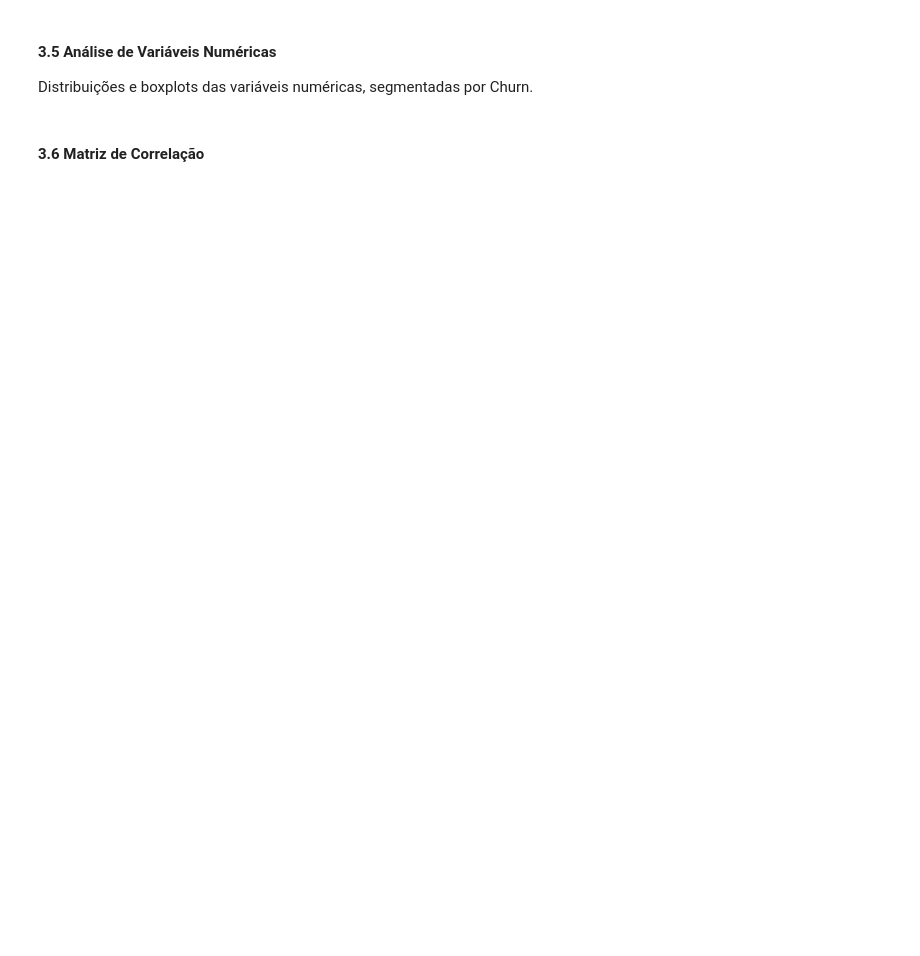
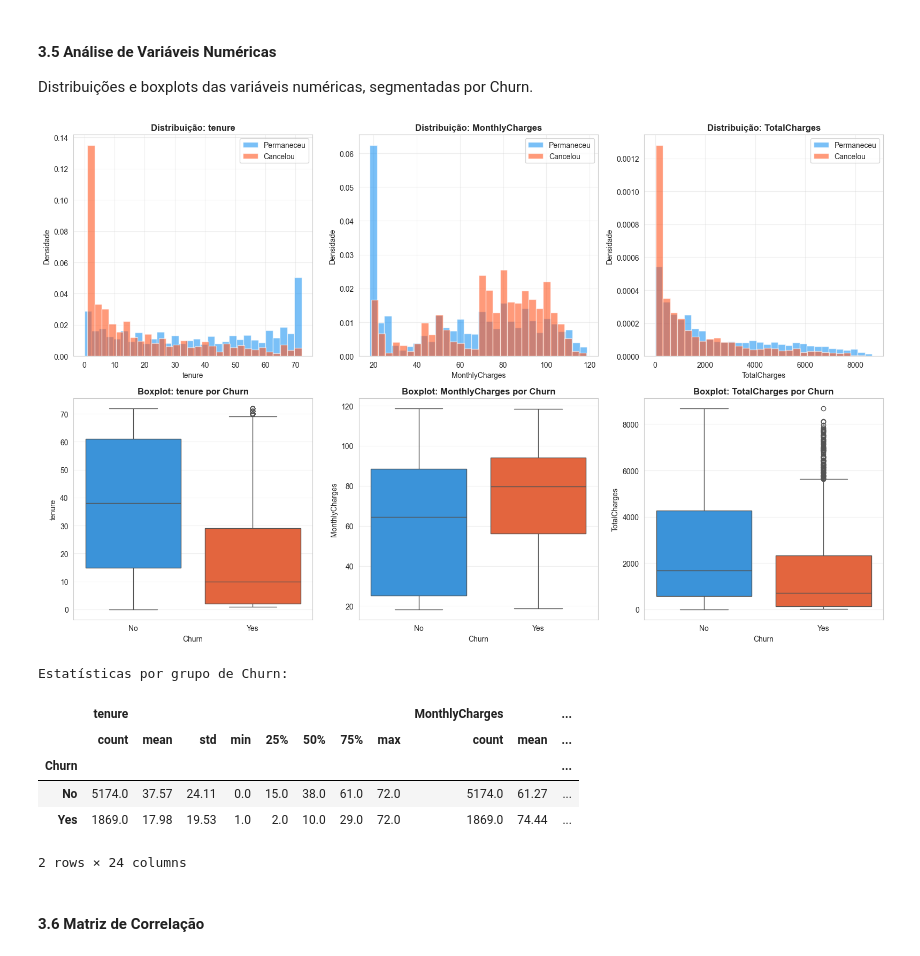
Before and after one commit to mateusValentim6D76/ml-engineering-churn-prediction, a Jupyter notebook: notebooks/01_eda_baseline.ipynb, the cells around one changed output. Saved outputs shown, nothing was run; the diff lists cells and outputs as text; code cells hidden in the pictures; blank space fills up the shorter version.

```diff
--- a/notebooks/01_eda_baseline.ipynb
+++ b/notebooks/01_eda_baseline.ipynb
@@ -331,28 +345,37 @@ Distribuições e boxplots das variáveis numéricas, segmentadas por Churn.
 # %%
 numerical_cols = ["tenure", "MonthlyCharges", "TotalCharges"]
 
-fig, axes = mtl.subplots(1, 3, figzize=(16, 10))
+fig, axes = mtl.subplots(2, 3, figsize=(16, 10))
 
 for idx, col in enumerate(numerical_cols):
     for churn_status, color, label in [("No", "#2196F3", "Permaneceu"), ("Yes", "#FF5722", "Cancelou")]:
-        axes[0, idx].hist(df[df['Churn'] == churn_val][col], bins=30, alpha=0.6,
+        axes[0, idx].hist(data_frame[data_frame['Churn'] == churn_status][col], bins=30, alpha=0.6,
                           color=color, label=label, density=True)
     axes[0, idx].set_title(f'Distribuição: {col}', fontweight='bold')
     axes[0, idx].set_xlabel(col)
     axes[0, idx].set_ylabel('Densidade')
     axes[0, idx].legend()
     axes[0, idx].grid(alpha=0.3)
 
-    sns.boxplot(data=df, x='Churn', y=col, ax=axes[1, idx], palette=colors)
+    sns.boxplot(data=data_frame, x='Churn', y=col, ax=axes[1, idx], palette=colors)
     axes[1, idx].set_title(f'Boxplot: {col} por Churn', fontweight='bold')
     axes[1, idx].grid(axis='y', alpha=0.3)
 
 mtl.tight_layout();
 mtl.show();
 
 # Estatísticas descritivas por grupo
 print("\nEstatísticas por grupo de Churn:")
-df.groupby('Churn')[num_cols].describe().round(2)
+data_frame.groupby('Churn')[numerical_cols].describe().round(2)
+# %% [output]
+[figure, added]
+Estatísticas por grupo de Churn:
+|  | tenure |  |  |  |  |  |  |  | MonthlyCharges |  | ... |
+|  | count | mean | std | min | 25% | 50% | 75% | max | count | mean | ... |
+| Churn |  |  |  |  |  |  |  |  |  |  | ... |
+| No | 5174.0 | 37.57 | 24.11 | 0.0 | 15.0 | 38.0 | 61.0 | 72.0 | 5174.0 | 61.27 | ... |
+| Yes | 1869.0 | 17.98 | 19.53 | 1.0 | 2.0 | 10.0 | 29.0 | 72.0 | 1869.0 | 74.44 | ... |
+2 rows × 24 columns
 # %% [markdown]
 #### 3.6 Matriz de Correlação
 # %%
```
Also changed, not shown: parts of 16 cells of this notebook.
